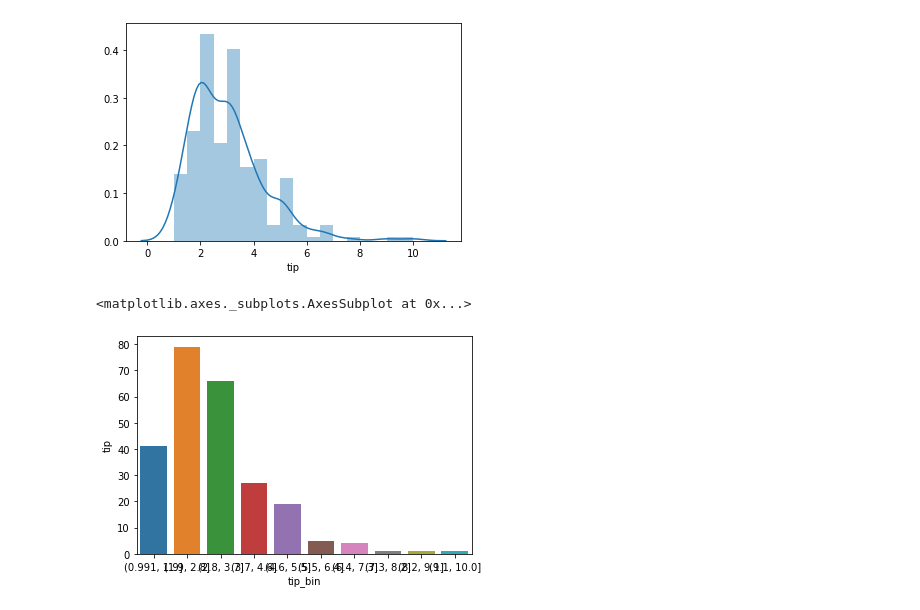
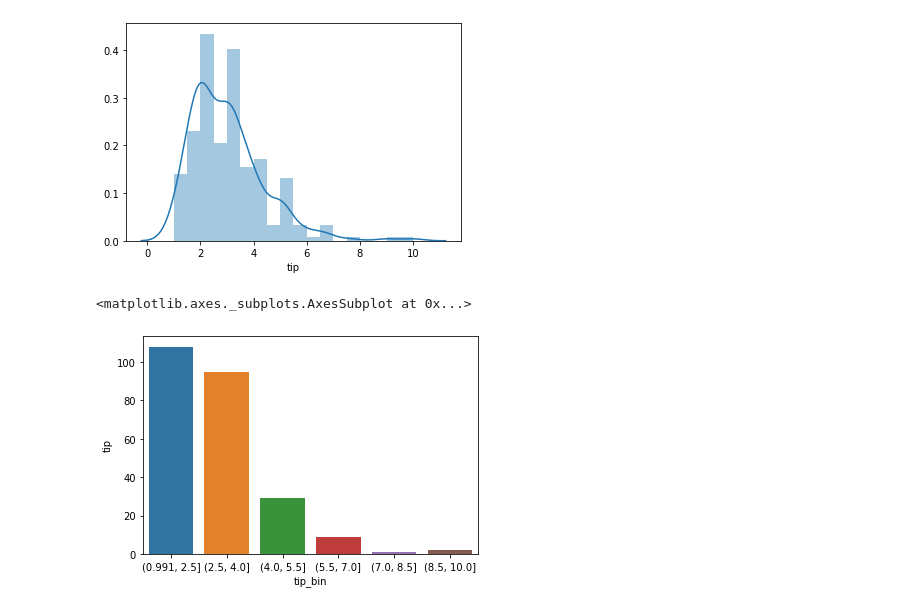
Before and after one commit to gentimouton/dives, a Jupyter notebook: practical_ds/practical_stats_ch01_eda.ipynb, the cells around one changed output. Saved outputs shown, nothing was run; the diff lists cells and outputs as text; code cells hidden in the pictures.

```diff
--- a/practical_ds/practical_stats_ch01_eda.ipynb
+++ b/practical_ds/practical_stats_ch01_eda.ipynb
@@ -136,9 +137,9 @@ sns.distplot(tips['tip'])
 [figure]
 # %%
 # bin then histogram of bins
-tips['tip_bin'] = pd.cut(tips['tip'], 10)
+tips['tip_bin'] = pd.cut(tips['tip'], 6)
 binned_counts = tips.groupby('tip_bin').agg({'tip':'count'}).reset_index()
 sns.barplot(x='tip_bin',y='tip', data=binned_counts)
 # %% [output]
 <matplotlib.axes._subplots.AxesSubplot at 0x...>
-[figure, old version]
+[figure, new version]
```
Also changed, not shown: parts of 4 cells of this notebook.
